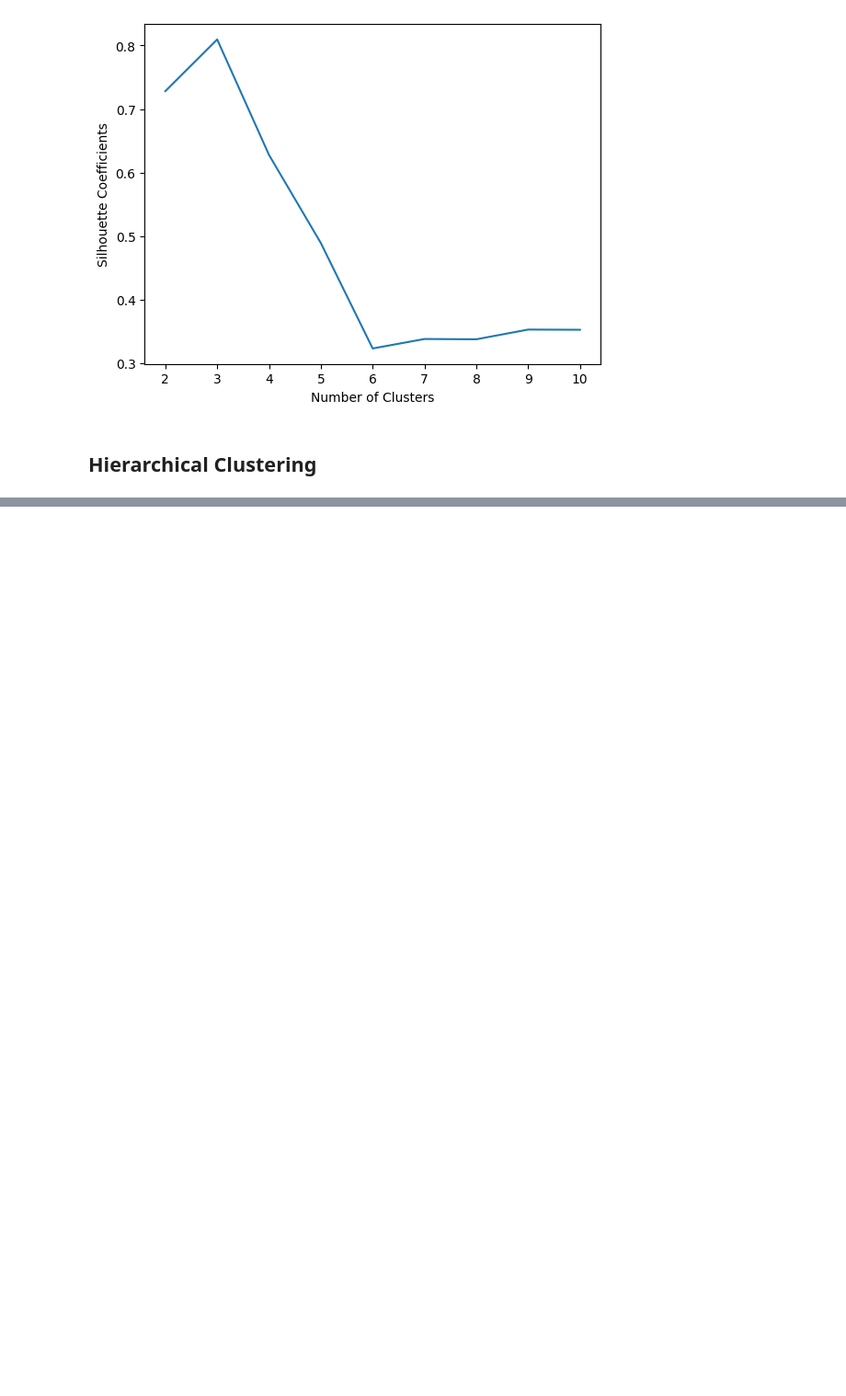
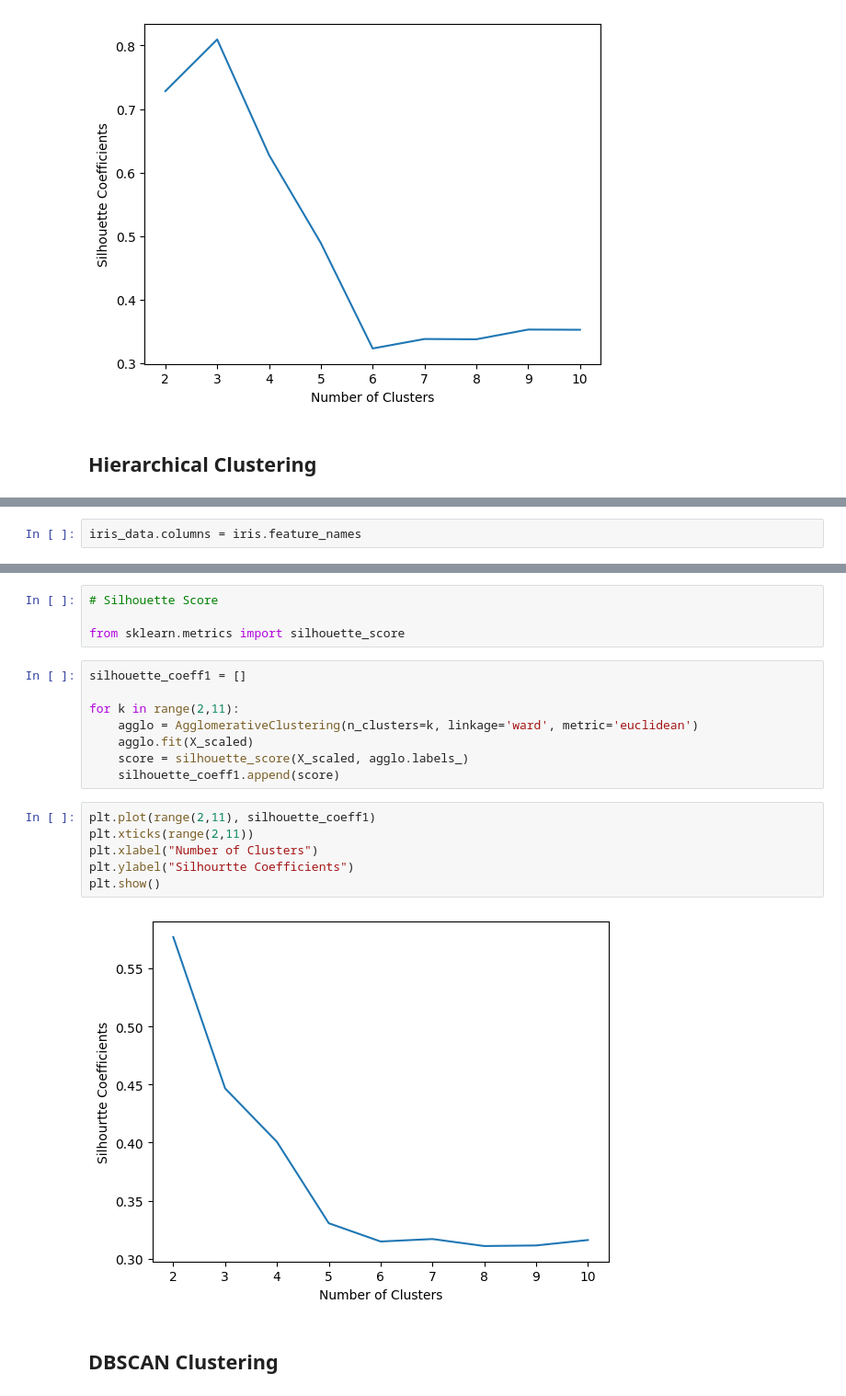
Before and after one commit to Jayesh-Ah/ME228-DS-ML, a Jupyter notebook: clustering.ipynb, the cells around one changed output, grey strips where cells are left out. Shown: that part at 92% size. Saved outputs shown, nothing was run; the diff lists cells and outputs as text; blank space fills up the shorter version.

```diff
--- a/clustering.ipynb
+++ b/clustering.ipynb
@@ -154,0 +161,2 @@ import numpy as np
+# %%
+iris_data.columns = iris.feature_names
@@ -154,0 +258,22 @@ import numpy as np
+# %%
+# Silhouette Score
+
+from sklearn.metrics import silhouette_score
+# %%
+silhouette_coeff1 = []
+
+for k in range(2,11):
+    agglo = AgglomerativeClustering(n_clusters=k, linkage='ward', metric='euclidean')
+    agglo.fit(X_scaled)
+    score = silhouette_score(X_scaled, agglo.labels_)
+    silhouette_coeff1.append(score)
+# %%
+plt.plot(range(2,11), silhouette_coeff1)
+plt.xticks(range(2,11))
+plt.xlabel("Number of Clusters")
+plt.ylabel("Silhourtte Coefficients")
+plt.show()
+# %% [output]
+[figure, added]
+# %% [markdown]
+## DBSCAN Clustering
```
Also changed, not shown: parts of 15 cells of this notebook.
